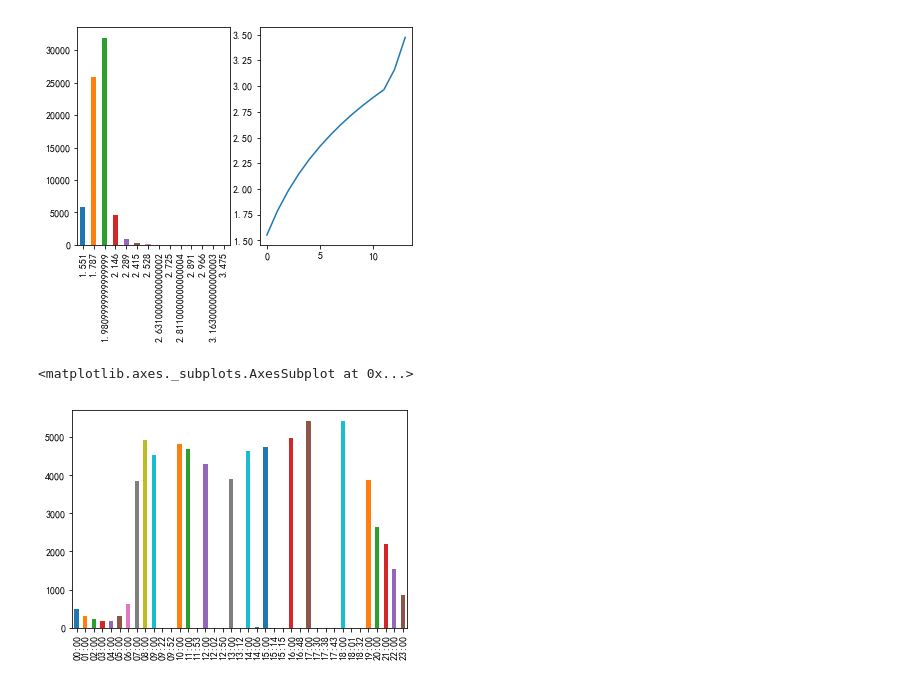
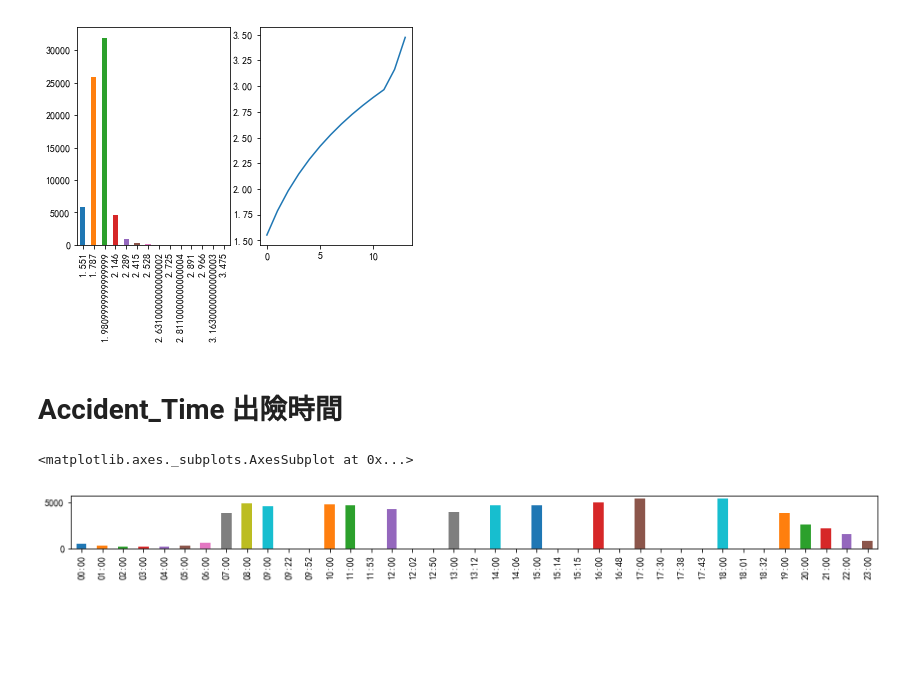
Before and after one commit to taipingeric/tbddd, a Jupyter notebook: EDA.ipynb, the cells around one changed output. Saved outputs shown, nothing was run; the diff lists cells and outputs as text; code cells hidden in the pictures; blank space fills up the shorter version.

```diff
--- a/EDA.ipynb
+++ b/EDA.ipynb
@@ -658,7 +668,8 @@ plt.plot(df_claim['number_of_claimants'].value_counts().sort_index().index.value
+# %% [markdown]
+# Accident_Time 出險時間
 # %%
-# .apply(lambda x: datetime.datetime.strptime(x, '%m/%Y'))
-plt
+plt.figure(figsize=(15,1))
 df_claim['Accident_Time'].value_counts().sort_index().plot(kind='bar')
 # %% [output]
 <matplotlib.axes._subplots.AxesSubplot at 0x...>
-[figure, old version]
+[figure, new version]
```
Also changed, not shown: parts of 13 cells of this notebook.
